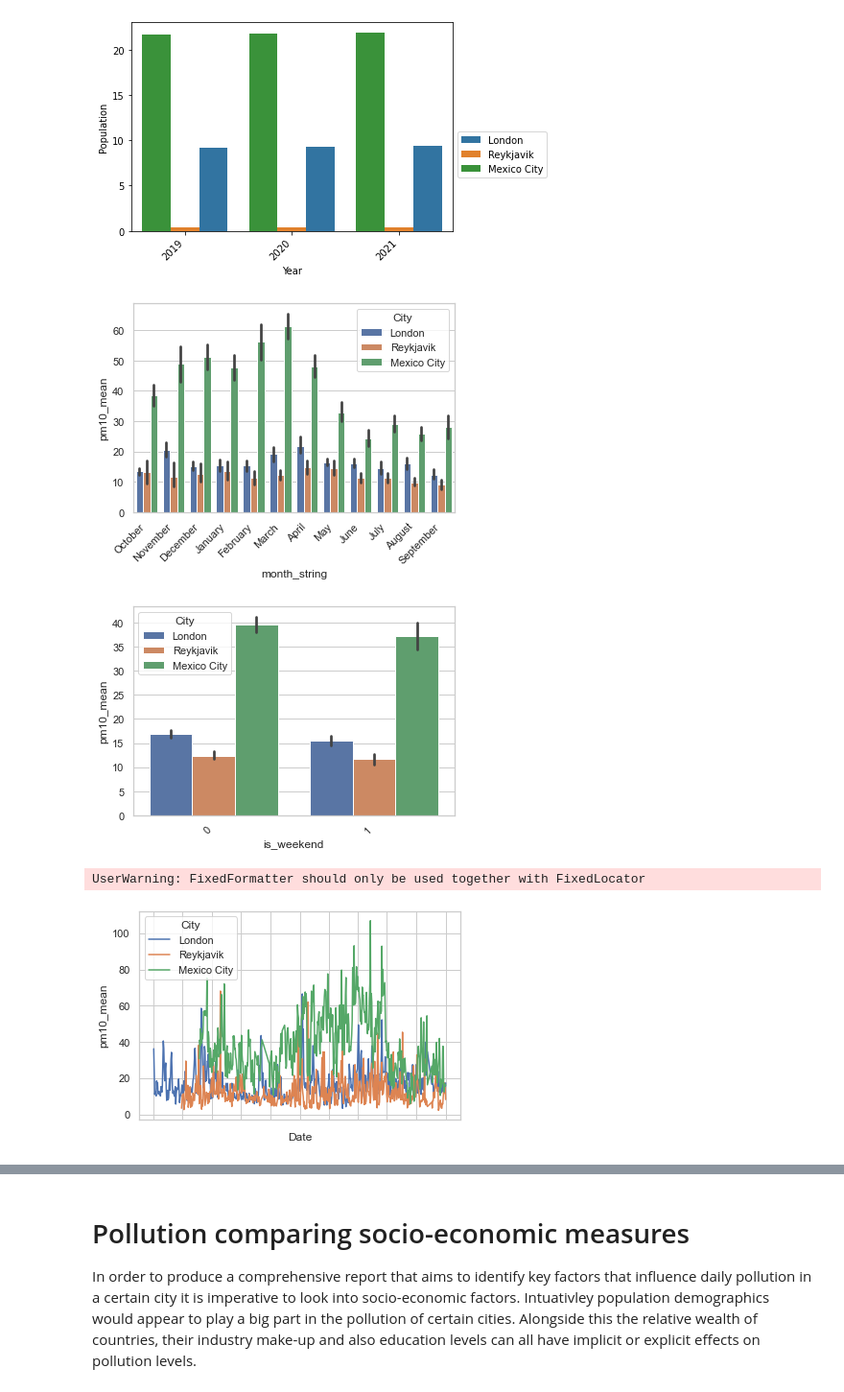
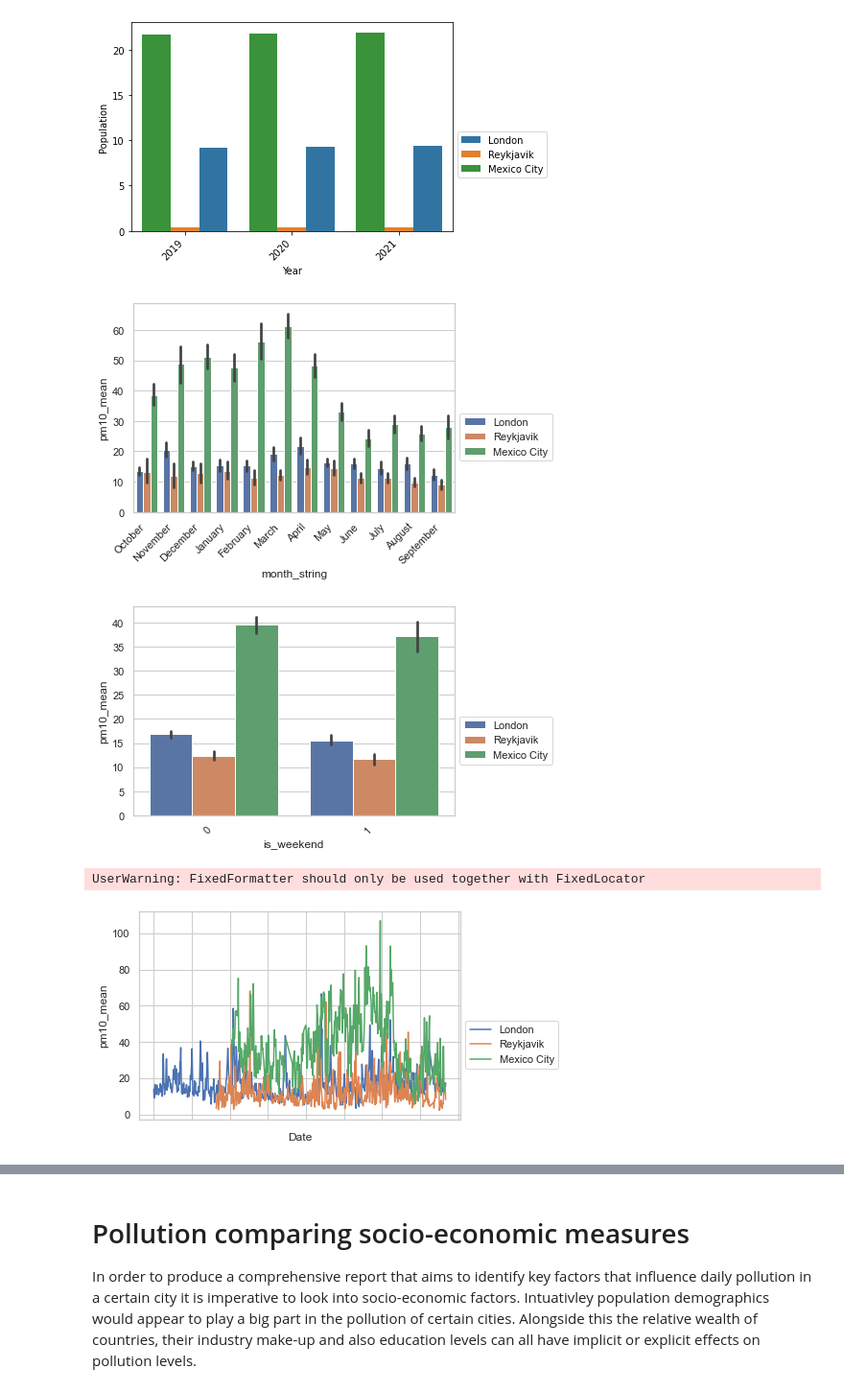
Before and after one commit to ayushoza1/air_quality_predictive_model, a Jupyter notebook: project-2.ipynb, the cells around one changed output, grey strips where cells are left out. Shown at 96% size. Drawn from its saved outputs; the diff is of its cells as text; code cells hidden in the pictures.

```diff
--- a/project-2.ipynb
+++ b/project-2.ipynb
@@ -600,18 +600,19 @@ plt.show()
 # %%
 # THEN IT'S POSSIBLE TO DO THIS FOR EXAMPLE
 
 # Plot month vs pm10_mean
 sns.set_theme(style="whitegrid")
 ax = sns.barplot(x="month_string", y="pm10_mean",hue="City", data=df_all)
 
 # Rotate labels
 ax.set_xticklabels(ax.get_xticklabels(),
                           rotation=45,
                           horizontalalignment='right')
+ax.legend(bbox_to_anchor=(1, 0.5))
 
 plt.show()
 # %% [output]
-[figure, old version]
+[figure, new version]
 # %%
 # OR LIKE THIS
 
@@ -621,10 +622,11 @@ ax = sns.barplot(x="is_weekend", y="pm10_mean", hue="City", data=df_all)
 ax.set_xticklabels(ax.get_xticklabels(),
                           rotation=45,
                           horizontalalignment='right')
+ax.legend(bbox_to_anchor=(1, 0.5))
 
 plt.show()
 # %% [output]
-[figure, old version]
+[figure, new version]
 # %%
 ax = sns.lineplot(x="Date", y="pm10_mean",hue="City", data=df_all)
 
@@ -632,11 +634,12 @@ ax = sns.lineplot(x="Date", y="pm10_mean",hue="City", data=df_all)
 ax.set_xticklabels(ax.get_xticklabels(),
                           rotation=45,
                           horizontalalignment='right')
+ax.legend(bbox_to_anchor=(1, 0.5))
 
 plt.show()
 # %% [output]
 UserWarning: FixedFormatter should only be used together with FixedLocator
-[figure, old version]
+[figure, new version]
 # %%
 # OR LIKE THIS
 
```
Also changed, not shown: parts of 2 cells of this notebook.
